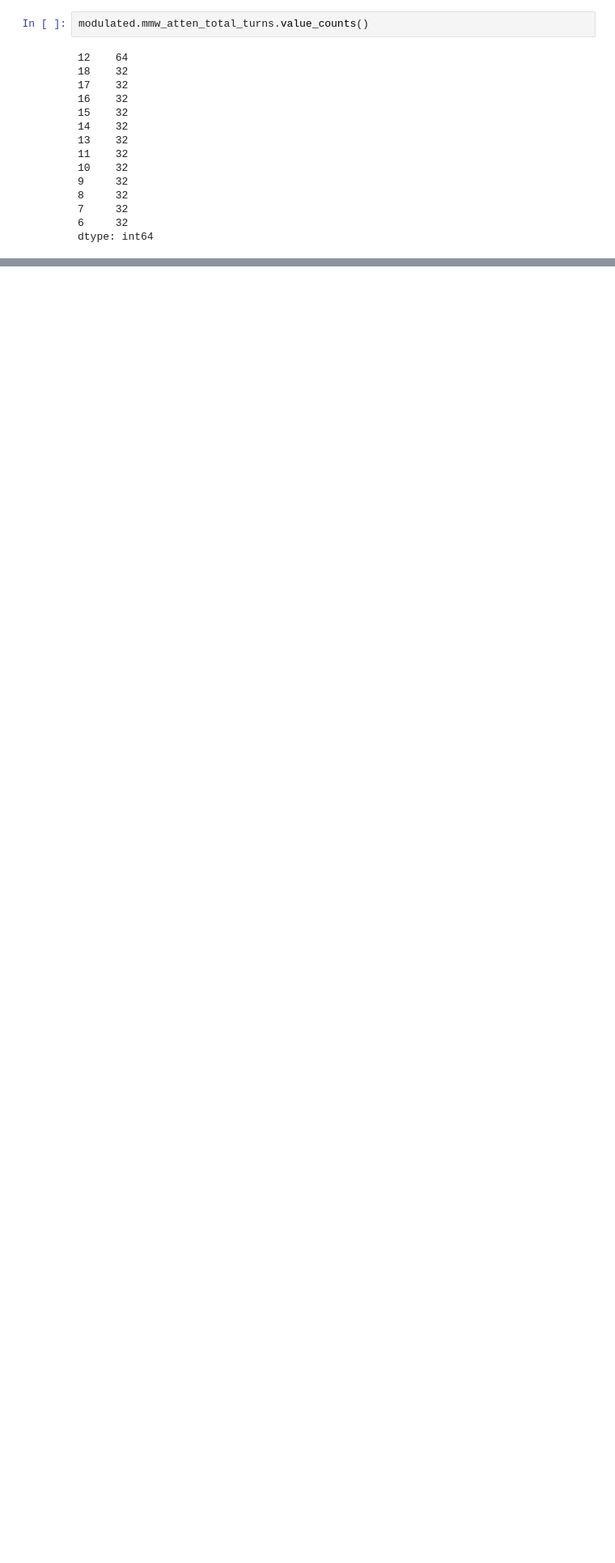
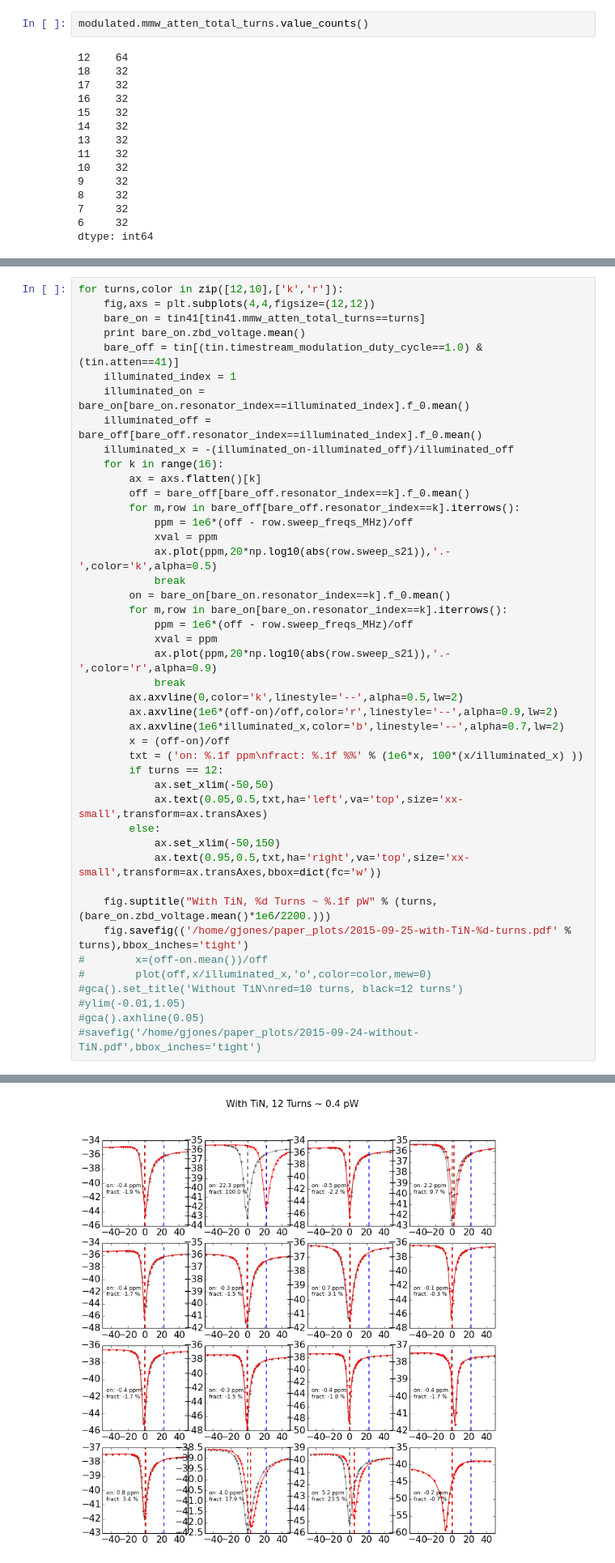
Before and after one commit to gitj/notebooks, a Jupyter notebook: 2015/2015-09-24-TiN-analysis.ipynb, the cells around one changed output, grey strips where cells are left out. Shown at 81% size. Drawn from its saved outputs; the diff is of its cells as text; blank space fills up the shorter version.

```diff
--- a/2015/2015-09-24-TiN-analysis.ipynb
+++ b/2015/2015-09-24-TiN-analysis.ipynb
@@ -181,0 +231,45 @@ dtype: int64
+# %%
+for turns,color in zip([12,10],['k','r']):
+    fig,axs = plt.subplots(4,4,figsize=(12,12))
+    bare_on = tin41[tin41.mmw_atten_total_turns==turns]
+    print bare_on.zbd_voltage.mean()
+    bare_off = tin[(tin.timestream_modulation_duty_cycle==1.0) & (tin.atten==41)]
+    illuminated_index = 1
+    illuminated_on = bare_on[bare_on.resonator_index==illuminated_index].f_0.mean()
+    illuminated_off = bare_off[bare_off.resonator_index==illuminated_index].f_0.mean()
+    illuminated_x = -(illuminated_on-illuminated_off)/illuminated_off
+    for k in range(16):
+        ax = axs.flatten()[k]
+        off = bare_off[bare_off.resonator_index==k].f_0.mean()
+        for m,row in bare_off[bare_off.resonator_index==k].iterrows():
+            ppm = 1e6*(off - row.sweep_freqs_MHz)/off
+            xval = ppm
+            ax.plot(ppm,20*np.log10(abs(row.sweep_s21)),'.-',color='k',alpha=0.5)
+            break
+        on = bare_on[bare_on.resonator_index==k].f_0.mean()
+        for m,row in bare_on[bare_on.resonator_index==k].iterrows():
+            ppm = 1e6*(off - row.sweep_freqs_MHz)/off
+            xval = ppm
+            ax.plot(ppm,20*np.log10(abs(row.sweep_s21)),'.-',color='r',alpha=0.9)
+            break
+        ax.axvline(0,color='k',linestyle='--',alpha=0.5,lw=2)
+        ax.axvline(1e6*(off-on)/off,color='r',linestyle='--',alpha=0.9,lw=2)
+        ax.axvline(1e6*illuminated_x,color='b',linestyle='--',alpha=0.7,lw=2)
+        x = (off-on)/off
+        txt = ('on: %.1f ppm\nfract: %.1f %%' % (1e6*x, 100*(x/illuminated_x) ))
+        if turns == 12:
+            ax.set_xlim(-50,50)
+            ax.text(0.05,0.5,txt,ha='left',va='top',size='xx-small',transform=ax.transAxes)
+        else:
+            ax.set_xlim(-50,150)
+            ax.text(0.95,0.5,txt,ha='right',va='top',size='xx-small',transform=ax.transAxes,bbox=dict(fc='w'))
+
+    fig.suptitle("With TiN, %d Turns ~ %.1f pW" % (turns,(bare_on.zbd_voltage.mean()*1e6/2200.)))
+    fig.savefig(('/home/gjones/paper_plots/2015-09-25-with-TiN-%d-turns.pdf' % turns),bbox_inches='tight')
+#        x=(off-on.mean())/off
+#        plot(off,x/illuminated_x,'o',color=color,mew=0)
+#gca().set_title('Without TiN\nred=10 turns, black=12 turns')
+#ylim(-0.01,1.05)
+#gca().axhline(0.05)
+#savefig('/home/gjones/paper_plots/2015-09-24-without-TiN.pdf',bbox_inches='tight')
+# %% [output]
@@ -181,0 +278 @@ dtype: int64
+[figure, added]
```
Also changed, not shown: parts of 3 cells of this notebook, 11 other files.
